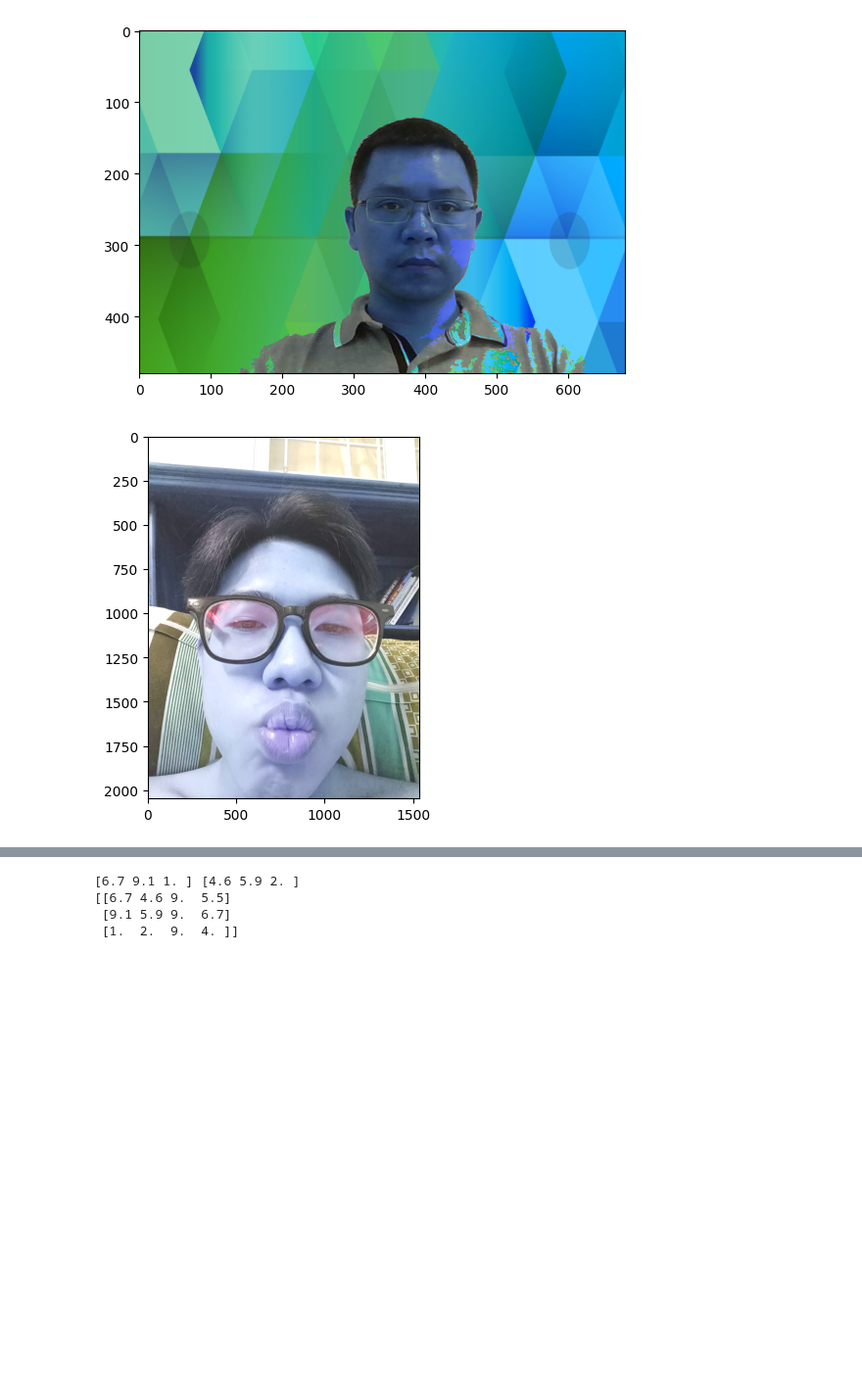
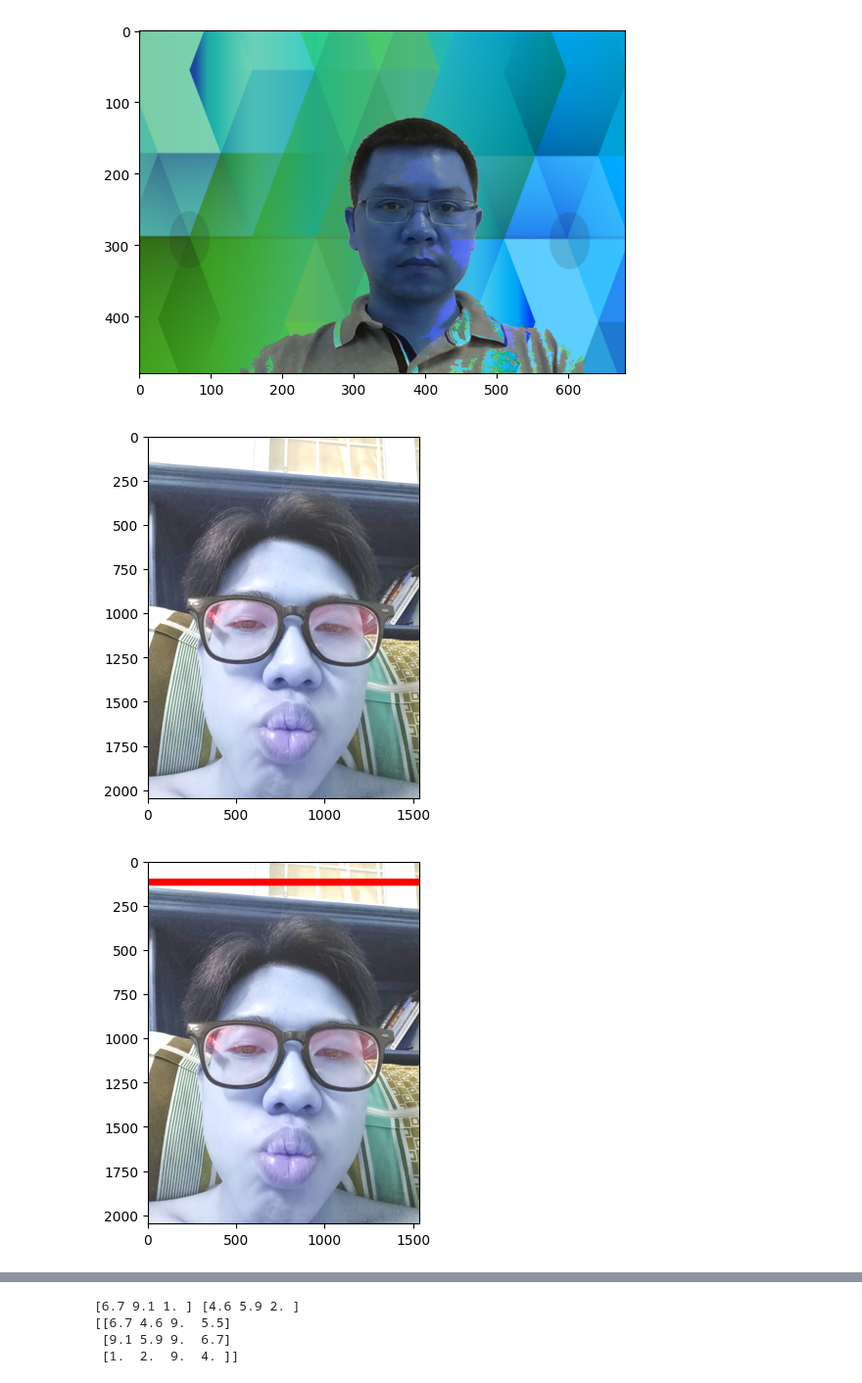
Before and after one commit to Jenniferduong20012004/JennyLearningAI, a Jupyter notebook: vector_and_matrix.ipynb, the cells around one changed output, grey strips where cells are left out. Shown at 98% size. Cells and saved outputs as stored; diff of their text form; code cells hidden in the pictures; blank space fills up the shorter version.

```diff
--- a/vector_and_matrix.ipynb
+++ b/vector_and_matrix.ipynb
@@ -164,14 +164,25 @@ plt.show()
 # %%
 #increase brightness
 import cv2
 
 import numpy as np
 my_image = cv2.imread('/content/drive/MyDrive/423454912_937168784605632_6479017447325050339_n.jpg', 1)
 my_image = my_image.astype (float)
 my_image += 40
 my_image= np.clip (my_image,0,255)
 my_image = my_image.astype (np.uint8)
 plt.imshow (my_image, cmap = 'gray')
 plt.show()
+#Đổi màu từng dòng
+my_image[100:140,:] = [255,0,0] #RED
+plt.imshow (my_image, cmap = 'gray')
+plt.show()
+my_image [170:250,:] = [0,0,255] #blue
+plt.imshow (my_image, cmap = 'gray')
+plt.show()
+my_image [280:320,:] = [0,255,0] #green
+plt.imshow (my_image, cmap = 'gray')
+plt.show()
 # %% [output]
 [figure]
+[figure, added]
```
Also changed, not shown: parts of 1 cell of this notebook.
